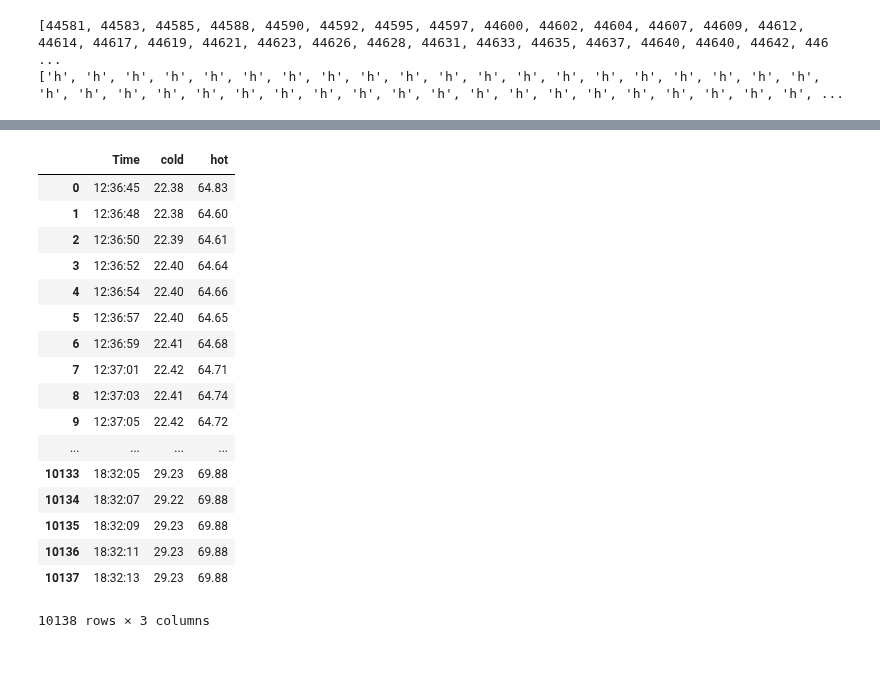
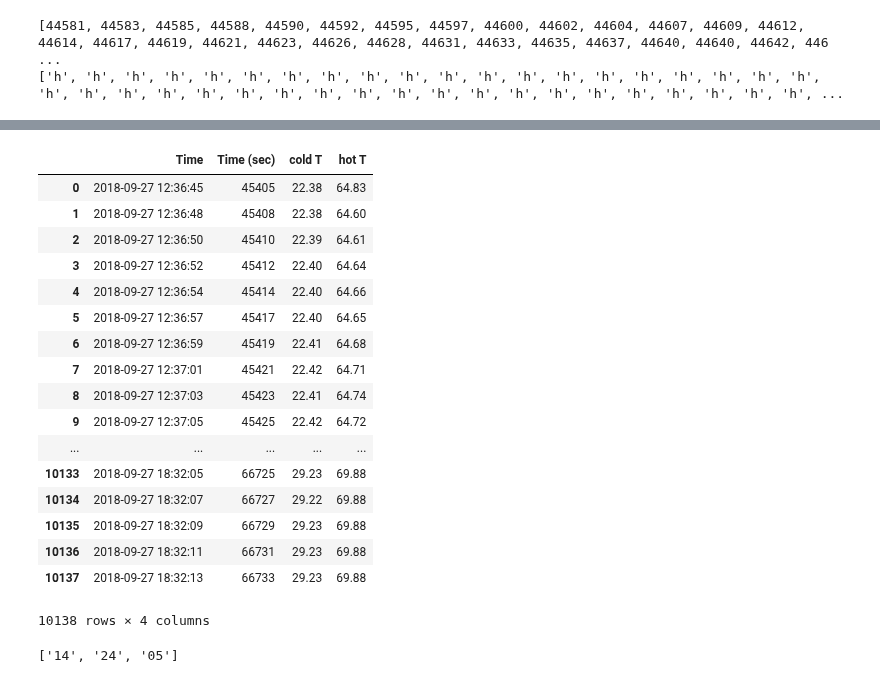
Before and after one commit to micolbedarida/MSci_Project, a Jupyter notebook: matching_time_and_temps.ipynb, the cells around one changed output, grey strips where cells are left out. Saved outputs shown, nothing was run; the diff lists cells and outputs as text; code cells hidden in the pictures.

```diff
--- a/matching_time_and_temps.ipynb
+++ b/matching_time_and_temps.ipynb
@@ -18,7 +18,6 @@ for i in log_file_list:
     i.pop(4)
     i.pop(3)
     i.pop(0)
-    i[0]=' '.join(i[0:1])
 print(log_file_list) # each item has length either 2 or 3. Length 3 is at start of h/c BB measurement
 # %% [output]
 [['12:23:01', 'PM', 'start:', 'h0\n'], ['12:23:03', 'PM', '3\n'], ['12:23:05', 'PM', '3\n'], ['12:23:08', 'PM', '3\n'], ['12:23:10', 'PM', '3\n'], ['12:23:12', 'PM', '3\n'], ['12:23:15', 'PM', '3\n'], ...
@@ -72,42 +65,40 @@ hc_log
 # Read log temperature file
 def read_log_file_temperature(directory, filename):
     lines = open(os.path.join(directory, filename)).readlines()
-    time = [str(datetime.datetime.strptime(i[0:17], '%Y%m%d,%H:%M:%S')).split(' ')[1] for i in lines]
-
-        time = datetime.datetime.strptime(i[0]+i[1], '%I:%M:%S%p')
-    log_times.append(time.second+time.minute*60+time.hour*3600)
-
+    time = [(datetime.datetime.strptime(i[0:17], '%Y%m%d,%H:%M:%S')) for i in lines]
+    time_sec = [time[i].second+time[i].minute*60+time[i].hour*3600 for i in range(len(time))]
     temp_cold = [float((i[-6:-1])) for i in lines] # temperature of external black body
     temp_hot = [float((i[-12:-7])) for i in lines] # temperature of external black body
-    return temp_hot, temp_cold, time
+    return temp_hot, temp_cold, time, time_sec
 # %%
-temp_hot, temp_cold, time = read_log_file_temperature('/Users/micol/Documents/Imperial/Year4/Master_Project/bruker_logs', 'thursday2-20180927113645.log')
+temp_hot, temp_cold, time, time_sec = read_log_file_temperature('/Users/micol/Documents/Imperial/Year4/Master_Project/bruker_logs', 'thursday2-20180927113645.log')
 # %%
 temp_log = pd.DataFrame(
     {'Time': time,
-     'hot': temp_hot,
-     'cold': temp_cold
+     'Time (sec)': time_sec,
+     'hot T': temp_hot,
+     'cold T': temp_cold
     })
 temp_log
 # %% [output]
-|  | Time | cold | hot |
-| 0 | 12:36:45 | 22.38 | 64.83 |
-| 1 | 12:36:48 | 22.38 | 64.60 |
-| 2 | 12:36:50 | 22.39 | 64.61 |
-| 3 | 12:36:52 | 22.40 | 64.64 |
-| 4 | 12:36:54 | 22.40 | 64.66 |
-| 5 | 12:36:57 | 22.40 | 64.65 |
-| 6 | 12:36:59 | 22.41 | 64.68 |
-| 7 | 12:37:01 | 22.42 | 64.71 |
-| 8 | 12:37:03 | 22.41 | 64.74 |
-| 9 | 12:37:05 | 22.42 | 64.72 |
-| ... | ... | ... | ... |
-| 10133 | 18:32:05 | 29.23 | 69.88 |
-| 10134 | 18:32:07 | 29.22 | 69.88 |
-| 10135 | 18:32:09 | 29.23 | 69.88 |
-| 10136 | 18:32:11 | 29.23 | 69.88 |
-| 10137 | 18:32:13 | 29.23 | 69.88 |
+|  | Time | Time (sec) | cold T | hot T |
+| 0 | 2018-09-27 12:36:45 | 45405 | 22.38 | 64.83 |
+| 1 | 2018-09-27 12:36:48 | 45408 | 22.38 | 64.60 |
+| 2 | 2018-09-27 12:36:50 | 45410 | 22.39 | 64.61 |
+| 3 | 2018-09-27 12:36:52 | 45412 | 22.40 | 64.64 |
+| 4 | 2018-09-27 12:36:54 | 45414 | 22.40 | 64.66 |
+| 5 | 2018-09-27 12:36:57 | 45417 | 22.40 | 64.65 |
+| 6 | 2018-09-27 12:36:59 | 45419 | 22.41 | 64.68 |
+| 7 | 2018-09-27 12:37:01 | 45421 | 22.42 | 64.71 |
+| 8 | 2018-09-27 12:37:03 | 45423 | 22.41 | 64.74 |
+| 9 | 2018-09-27 12:37:05 | 45425 | 22.42 | 64.72 |
+| ... | ... | ... | ... | ... |
+| 10133 | 2018-09-27 18:32:05 | 66725 | 29.23 | 69.88 |
+| 10134 | 2018-09-27 18:32:07 | 66727 | 29.22 | 69.88 |
+| 10135 | 2018-09-27 18:32:09 | 66729 | 29.23 | 69.88 |
+| 10136 | 2018-09-27 18:32:11 | 66731 | 29.23 | 69.88 |
+| 10137 | 2018-09-27 18:32:13 | 66733 | 29.23 | 69.88 |
-10138 rows × 3 columns
+10138 rows × 4 columns
 # %%
 # try with one raw spectrum for now
 def read_prn_raw(directory, filename):
@@ -130,3 +121,5 @@ time3, wnsc3, rawsc3 = read_prn_raw('/Users/micol/Documents/Imperial/Year4/Maste
 time4, wnsc4, rawsc4 = read_prn_raw('/Users/micol/Documents/Imperial/Year4/Master_Project/prn_files', '(2018_09_27_14_24_05)_Measurement4.prn')
 # %%
 time1
+# %% [output]
+['14', '24', '05']
```
Also changed, not shown: parts of 6 cells of this notebook.
